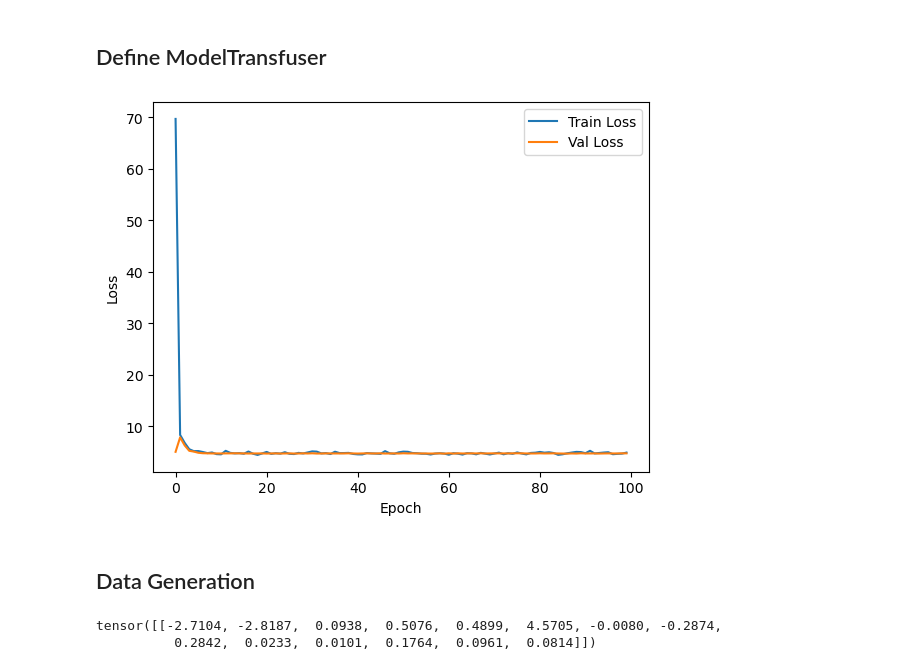
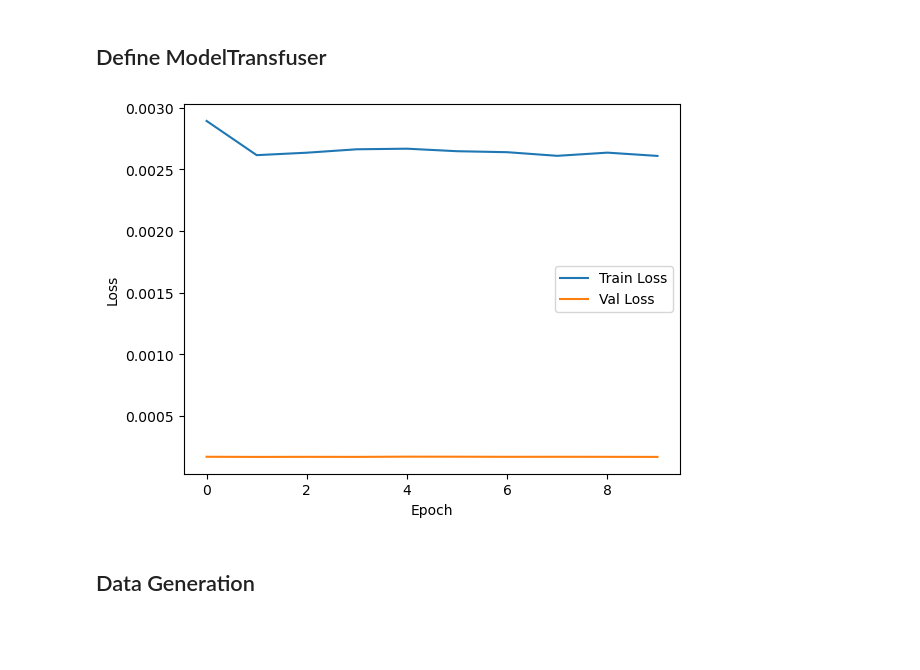
Before and after one commit to bGuenes/sbi_model_comparison, a Jupyter notebook: ModelTransfuser_run.ipynb, the cells around one changed output. Drawn from its saved outputs; the diff is of its cells as text; code cells hidden in the pictures; blank space fills up the shorter version.

```diff
--- a/ModelTransfuser_run.ipynb
+++ b/ModelTransfuser_run.ipynb
@@ -80,26 +80,26 @@ val_data = torch.cat((val_x, val_y), 1)
 # Define the ModelTransfuser
 
 # Time steps for the diffusion process
-T = 50
+T = 20
 t = torch.linspace(0, 1, T)
 
 model = ModelTransfuser(T, train_data.shape)
 
-model = model.load('ModelTransfuser/models/ModelTransfuser_e100_s101_lr.pickle')
+model = model.load('ModelTransfuser/models/ModelTransfuser_e100_s101_lr_10000data.pickle')
 # %%
 #with open('ModelTransfuser/models/ModelTransfuser_test.pickle', 'rb') as f:
 #    model = pickle.load(f)
 # %%
 epoch = np.arange(0, len(model.train_loss))
 
-plt.plot(epoch, np.array(model.train_loss)/500, label='Train Loss')
+plt.plot(epoch, np.array(model.train_loss)/10000, label='Train Loss')
 plt.plot(epoch, np.array(model.val_loss)/val_data.shape[0], label='Val Loss')
 plt.legend()
 plt.xlabel('Epoch')
 plt.ylabel('Loss')
 plt.show()
 # %% [output]
-[figure, old version]
+[figure, new version]
 # %%
 #model.set_normalization(train_data)
 #model.train(train_data[:1000], val_data=val_data, epochs=10, device="cuda:1")
@@ -108,11 +108,6 @@ plt.show()
 # %%
 priors = [-2.3, -2.89, -0.3, 0.55, 0.5]
 sigma = [0.3, 0.3, 0.3, 0.1, 0.1]
-# %%
-val_data[:1]
-# %% [output]
-tensor([[-2.7104, -2.8187,  0.0938,  0.5076,  0.4899,  4.5705, -0.0080, -0.2874,
-          0.2842,  0.0233,  0.0101,  0.1764,  0.0961,  0.0814]])
 # %%
 mask = torch.zeros_like(val_data[0])
 mask[6:] = 1
```
Also changed, not shown: parts of 19 cells of this notebook, 8 other files.
